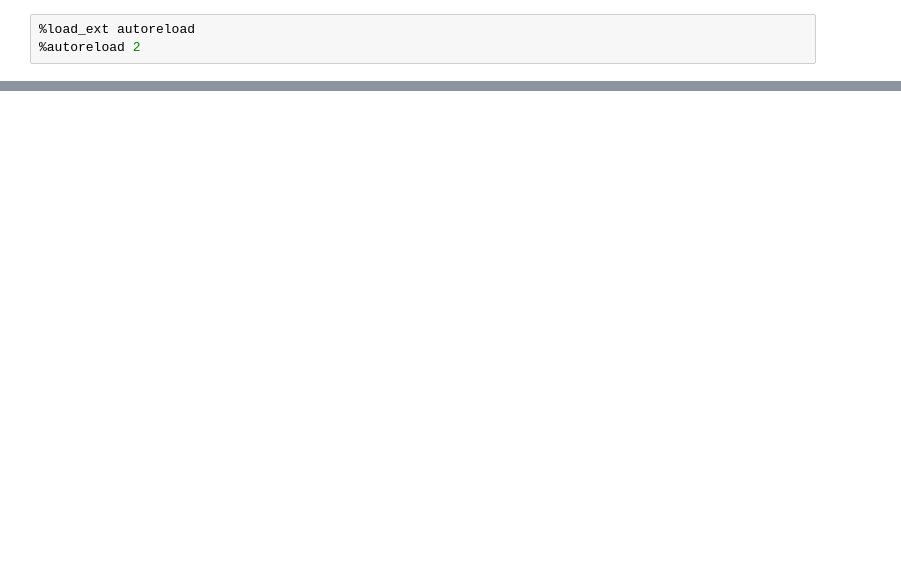
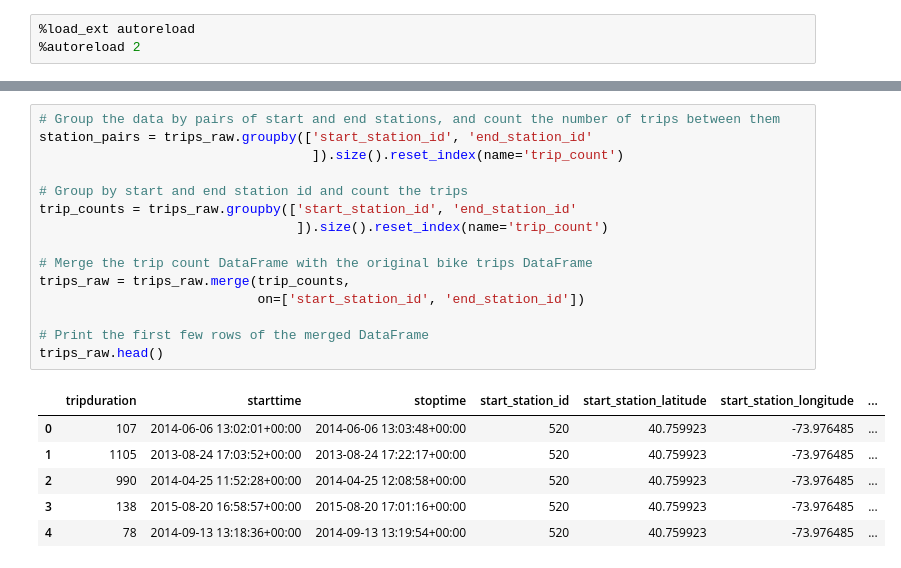
Before and after one commit to killiandectot/markov-bike, a Jupyter notebook: notebooks/juani.ipynb, the cells around one changed output, grey strips where cells are left out. Drawn from its saved outputs; the diff is of its cells as text; blank space fills up the shorter version.

```diff
--- a/notebooks/juani.ipynb
+++ b/notebooks/juani.ipynb
@@ -74,0 +149,22 @@ Manager.plot_latitude_longitude_map(stations_raw['latitude'], stations_raw['long
+# %%
+# Group the data by pairs of start and end stations, and count the number of trips between them
+station_pairs = trips_raw.groupby(['start_station_id', 'end_station_id'
+                                   ]).size().reset_index(name='trip_count')
+
+# Group by start and end station id and count the trips
+trip_counts = trips_raw.groupby(['start_station_id', 'end_station_id'
+                                 ]).size().reset_index(name='trip_count')
+
+# Merge the trip count DataFrame with the original bike trips DataFrame
+trips_raw = trips_raw.merge(trip_counts,
+                            on=['start_station_id', 'end_station_id'])
+
+# Print the first few rows of the merged DataFrame
+trips_raw.head()
+# %% [output]
+|  | tripduration | starttime | stoptime | start_station_id | start_station_latitude | start_station_longitude | ... |
+| 0 | 107 | 2014-06-06 13:02:01+00:00 | 2014-06-06 13:03:48+00:00 | 520 | 40.759923 | -73.976485 | ... |
+| 1 | 1105 | 2013-08-24 17:03:52+00:00 | 2013-08-24 17:22:17+00:00 | 520 | 40.759923 | -73.976485 | ... |
+| 2 | 990 | 2014-04-25 11:52:28+00:00 | 2014-04-25 12:08:58+00:00 | 520 | 40.759923 | -73.976485 | ... |
+| 3 | 138 | 2015-08-20 16:58:57+00:00 | 2015-08-20 17:01:16+00:00 | 520 | 40.759923 | -73.976485 | ... |
+| 4 | 78 | 2014-09-13 13:18:36+00:00 | 2014-09-13 13:19:54+00:00 | 520 | 40.759923 | -73.976485 | ... |
```
Also changed, not shown: parts of 11 cells of this notebook, 4 other files.
